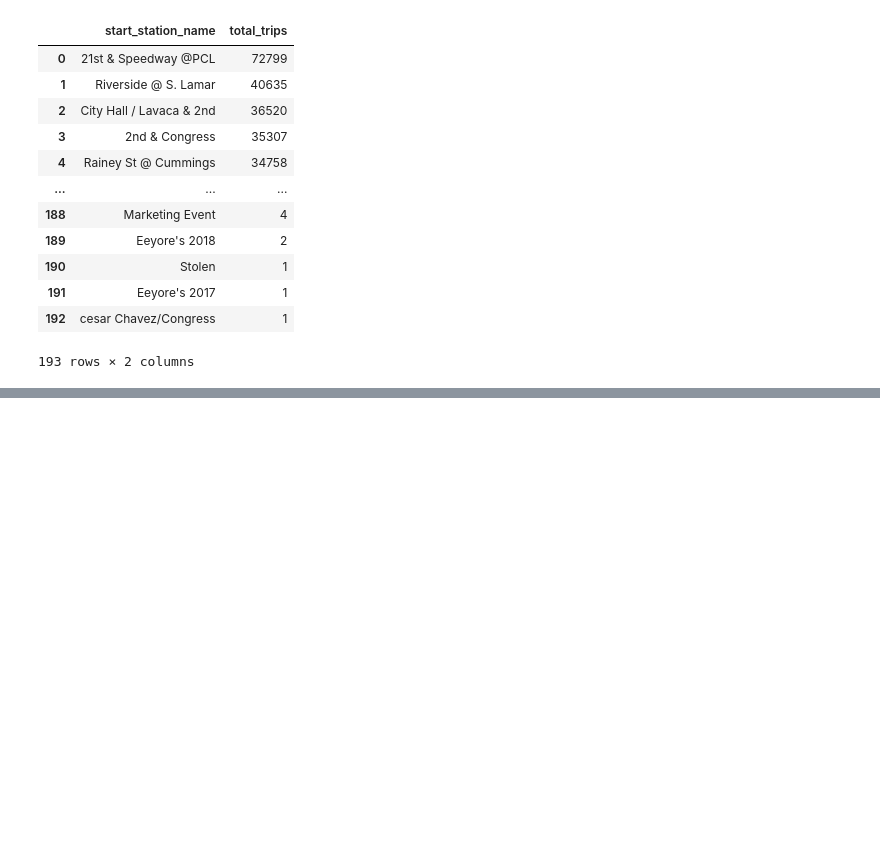
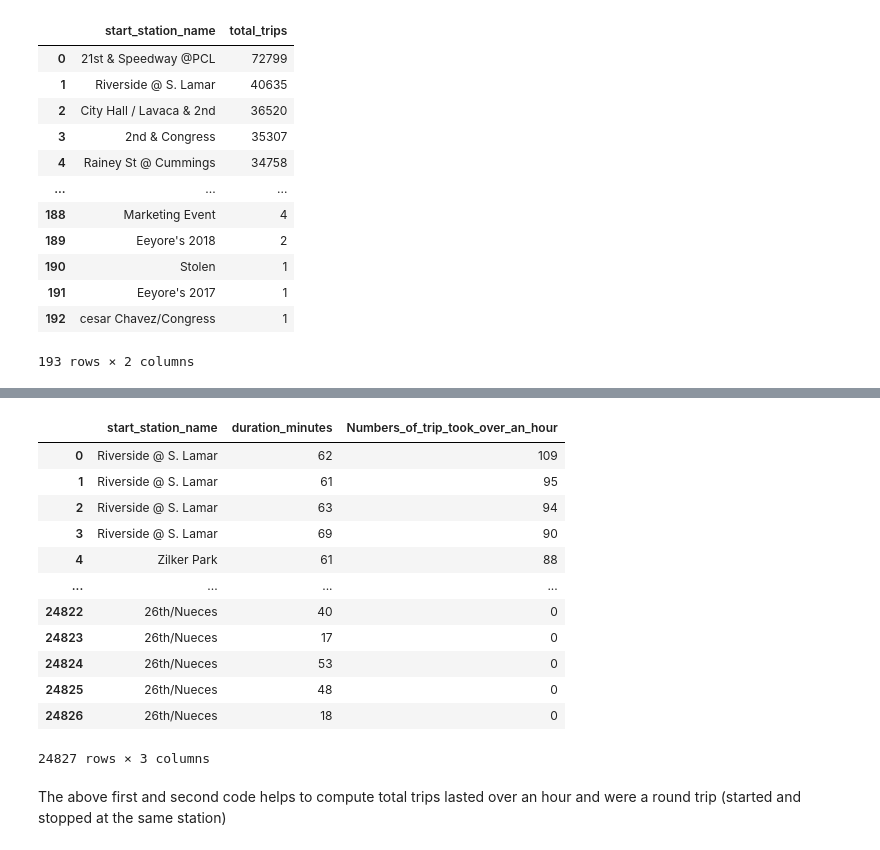
Before and after one commit to Saneesh122/Data-Processing-and-Visualization-, a Jupyter notebook: 03_SQL.ipynb, the cells around one changed output, grey strips where cells are left out. Drawn from its saved outputs; the diff is of its cells as text; code cells hidden in the pictures; blank space fills up the shorter version.

```diff
--- a/03_SQL.ipynb
+++ b/03_SQL.ipynb
@@ -98,0 +146,27 @@ ORDER BY total_trips DESC
+# %%
+%%bigquery --project projectfordatavisualization
+
+SELECT *, COUNTIF(duration_minutes>60) as Numbers_of_trip_took_over_an_hour
+FROM (
+  SELECT start_station_name, duration_minutes
+FROM `bigquery-public-data.austin_bikeshare.bikeshare_trips`
+WHERE start_station_name = end_station_name
+)
+GROUP BY duration_minutes, start_station_name
+Order BY Numbers_of_trip_took_over_an_hour DESC
+# %% [output]
+|  | start_station_name | duration_minutes | Numbers_of_trip_took_over_an_hour |
+| 0 | Riverside @ S. Lamar | 62 | 109 |
+| 1 | Riverside @ S. Lamar | 61 | 95 |
+| 2 | Riverside @ S. Lamar | 63 | 94 |
+| 3 | Riverside @ S. Lamar | 69 | 90 |
+| 4 | Zilker Park | 61 | 88 |
+| ... | ... | ... | ... |
+| 24822 | 26th/Nueces | 40 | 0 |
+| 24823 | 26th/Nueces | 17 | 0 |
+| 24824 | 26th/Nueces | 53 | 0 |
+| 24825 | 26th/Nueces | 48 | 0 |
+| 24826 | 26th/Nueces | 18 | 0 |
+24827 rows × 3 columns
+# %% [markdown]
+The above first and second code helps to compute total trips lasted over an hour and were a round trip (started and stopped at the same station)
```
Also changed, not shown: parts of 5 cells of this notebook.
